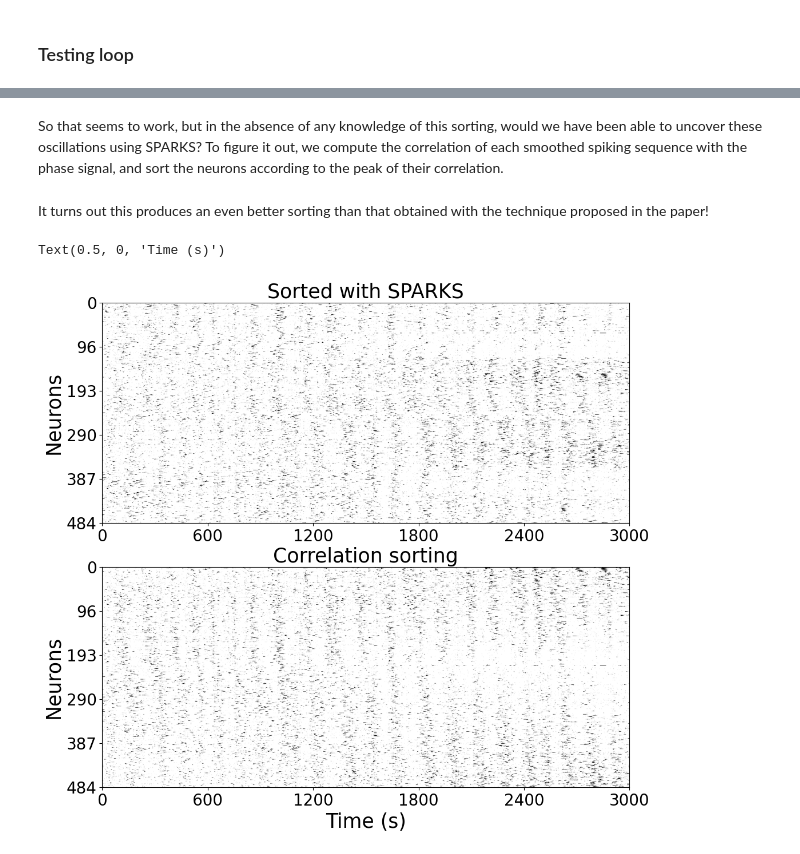
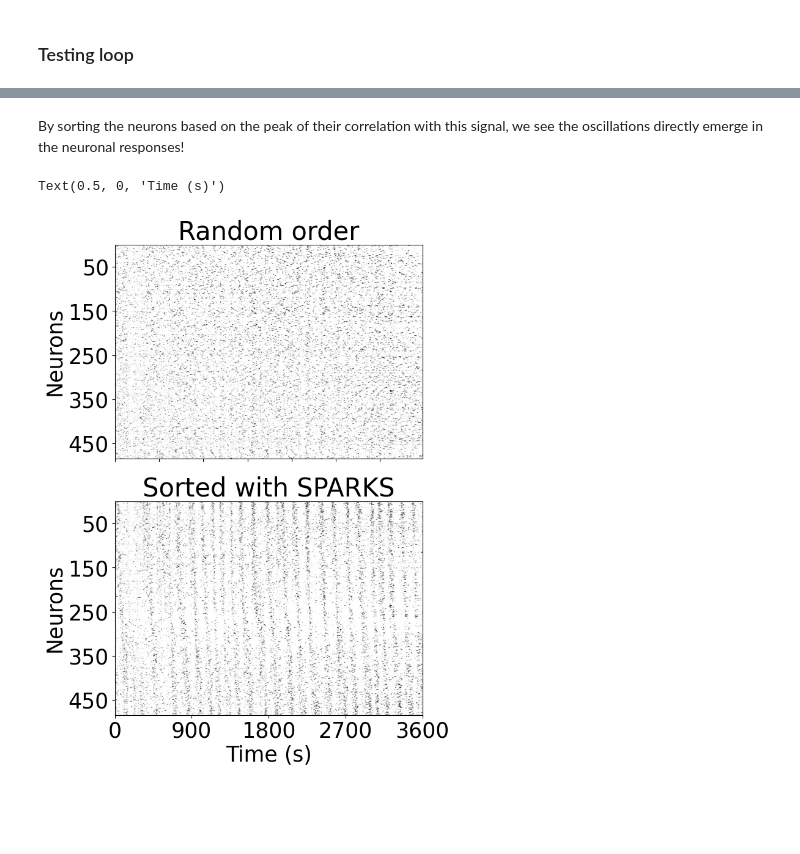
Before and after one commit to Iacaruso-lab/sparks, a Jupyter notebook: sparks/examples/demo_mec.ipynb, the cells around one changed output, grey strips where cells are left out. Cells and saved outputs as stored; diff of their text form; code cells hidden in the pictures; blank space fills up the shorter version.

```diff
--- a/sparks/examples/demo_mec.ipynb
+++ b/sparks/examples/demo_mec.ipynb
@@ -506,4 +314,3 @@ ax.set_xticks(np.arange(0, int(spikes_downsampled.shape[-1] + spikes_downsampled
-# %% [markdown]
-So that seems to work, but in the absence of any knowledge of this sorting, would we have been able to uncover these oscillations using SPARKS?
-To figure it out, we compute the correlation of each smoothed spiking sequence with the phase signal, and sort the neurons according to the peak of their correlation.
+# %% [markdown]
+By sorting the neurons based on the peak of their correlation with this signal, we see the oscillations directly emerge in the neuronal responses!
 # %%
@@ -540,26 +361,39 @@ sorting_sparks = sort_with_sparks(spikes_downsampled[:, int(600 * fs):], phi_t,
-# %% [markdown]
-It turns out this produces an even better sorting than that obtained with the technique proposed in the paper!
-# %%
-fig, axs = plt.subplots(2, 1, figsize=(13, 11))
-
-axs[0].imshow(np.flip(np.repeat(spikes_downsampled[sorting_sparks], 5, 0), axis=0), cmap='Greys')
-axs[0].set_title('Sorted with SPARKS', fontsize=25)
-axs[0].grid(False)
-
-axs[1].imshow(np.repeat(spikes_downsampled, 5, 0), cmap='Greys')
-axs[1].set_title('Correlation sorting', fontsize=25)
-axs[1].grid(False)
-
-for ax in axs:
-    ax.set_xticks(np.arange(0, int(spikes_downsampled.shape[-1] + spikes_downsampled.shape[-1] / 5), spikes_downsampled.shape[-1] / 5))
-    ax.set_xticklabels(np.arange(0, T + T / 5, T / 5).astype(int), fontsize=20)
-
-    ax.set_yticks(np.arange(0, 5 * spikes_downsampled.shape[0] + 5 * spikes_downsampled.shape[0] / 5, 5 * spikes_downsampled.shape[0] / 5))
-    ax.set_yticklabels(np.arange(0, spikes_downsampled.shape[0] + spikes_downsampled.shape[0] / 5, spikes_downsampled.shape[0] / 5).astype(int), fontsize=20)
-    ax.set_ylabel('Neurons', fontsize=25)
-
-axs[1].set_xlabel('Time (s)', fontsize=25)
-# %% [output]
-Text(0.5, 0, 'Time (s)')
-[figure, removed]
+# %%
+from scipy.signal import welch
+
+fig, axs = plt.subplots(2, 1, figsize=(20, 10))
+window_size = 8192 // 4 # 17.6 min
+overlap = window_size // 2  # 50% overlap
+plt.rcParams['svg.fonttype'] = 'none'
+
+downsampling_factor = 4
+fs = fs_120 / downsampling_factor
+spikes_downsampled = spikes_downsample(spikes, downsampling_factor, mode='max')
+
+repeats = 10
+axs[0].imshow(np.repeat(spikes_downsampled, repeats, 0), cmap='Greys')
+axs[0].set_title('Random order', fontsize=30)
+axs[0].grid(False)
+
+maxlag = 10
+sorting_sparks = sort_with_sparks(spikes_downsampled[:, int(600 * fs):], phi_t, maxlag * 2)
+axs[1].imshow(np.flip(np.repeat(spikes_downsampled[sorting_sparks], repeats, 0), axis=0), cmap='Greys')
+axs[1].set_title('Sorted with SPARKS', fontsize=30)
+axs[1].grid(False)
+
+for ax in axs:
+    ax.grid(False)
+    ax.set_yticks(np.arange(50 * 10, 550 * 10, 100 * 10))
+    ax.set_yticklabels(np.arange(50, 550, 100), fontsize=25)
+    ax.set_ylabel('Neurons', fontsize=25)
+
+
+T = spikes_downsampled.shape[-1] / fs
+axs[0].tick_params(axis='x', which='major', labelbottom=False)
+axs[1].set_xticks(np.arange(0, int(spikes_downsampled.shape[-1] + spikes_downsampled.shape[-1] / 4), spikes_downsampled.shape[-1] / 4))
+axs[1].set_xticklabels(np.arange(0, T + T / 4, T / 4).astype(int), fontsize=25)
+axs[1].set_xlabel('Time (s)', fontsize=25)
+# %% [output]
+Text(0.5, 0, 'Time (s)')
+[figure, added]
 # %%
```
Also changed, not shown: parts of 28 cells of this notebook, 39 other files.
